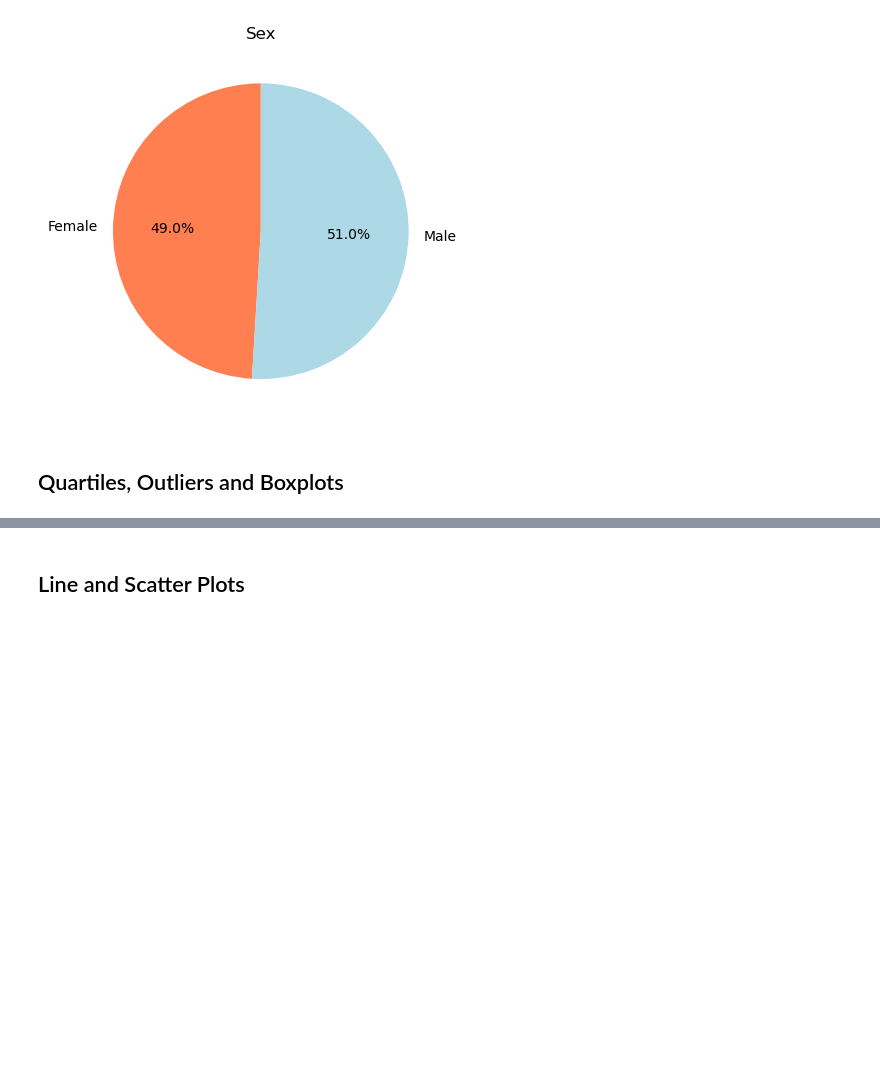
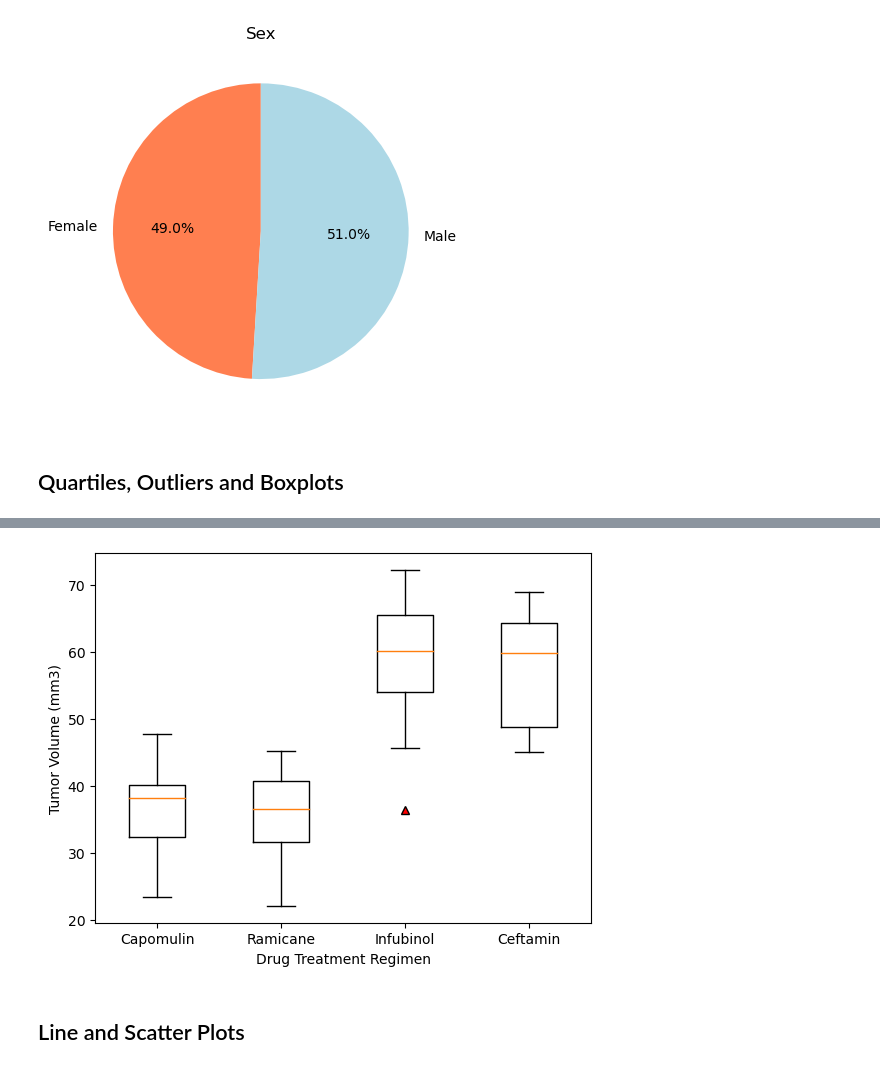
Before and after one commit to mdahl6/Plotting-Challenge, a Jupyter notebook: pymaceuticals_main code.ipynb, the cells around one changed output, grey strips where cells are left out. Cells and saved outputs as stored; diff of their text form; code cells hidden in the pictures; blank space fills up the shorter version.

```diff
--- a/pymaceuticals_main code.ipynb
+++ b/pymaceuticals_main code.ipynb
@@ -190,15 +196,23 @@ treatments=['Capomulin','Ramicane','Infubinol','Ceftamin']
 tumor_vol=[]
 
 # Calculate the IQR and quantitatively determine if there are any potential outliers.
-quartiles=mouse_data_clean['Tumor Volume (mm3)'].quantile([.25,.5,.75])
-lowerq=quartiles[0.25]
-upperq=quartiles[0.75]
-iqr=upperq-lowerq
 
     # Locate the rows which contain mice on each drug and get the tumor volumes
+for drug in treatments:
+    #subset where drug regimen is current one from list
+    tumor_df=final_tumors[(final_tumors['Drug Regimen'] == drug)]
 
-
-    # add subset
-
-
+    #create a list with all the tumor volumes for current drug
+    volumes=tumor_df['Tumor Volume (mm3)']
+    #append this list to the tumor_vol list
+    tumor_vol.append(volumes)
     # Determine outliers using upper and lower bounds
+    quartiles=volumes.quantile([.25,.5,.75])
+    lowerq=quartiles[0.25]
+    upperq=quartiles[0.75]
+    iqr=upperq-lowerq
+    lower_bound = lowerq - (1.5*iqr)
+    upper_bound = upperq + (1.5*iqr)
+    #print outliers in each round of the loop using the quartile calculation
+    outliers = tumor_df.loc[(tumor_df['Tumor Volume (mm3)'] < lower_bound) | (tumor_df['Tumor Volume (mm3)'] > upper_bound)]
+    display(outliers)
@@ -205,5 +225,15 @@ iqr=upperq-lowerq
 # %%
 # Generate a box plot that shows the distrubution of the tumor volume for each treatment group.
+
+flierprops=dict(marker='^', markerfacecolor='r')
+plt.boxplot(tumor_vol, flierprops=flierprops)
+plt.xticks([1,2,3,4],treatments)
+plt.xlabel('Drug Treatment Regimen')
+plt.ylabel('Tumor Volume (mm3)')
+
+plt.show()
+# %% [output]
+[figure, added]
 # %% [markdown]
 ## Line and Scatter Plots
 # %%
```
Also changed, not shown: parts of 4 cells of this notebook.
